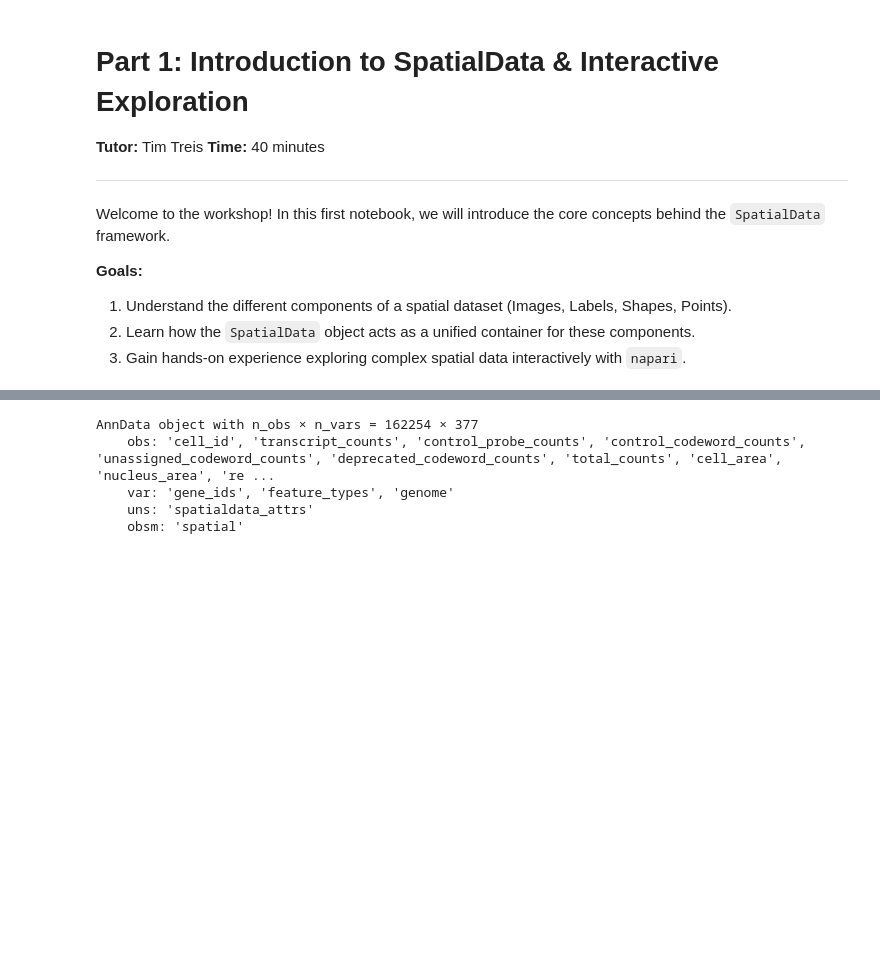
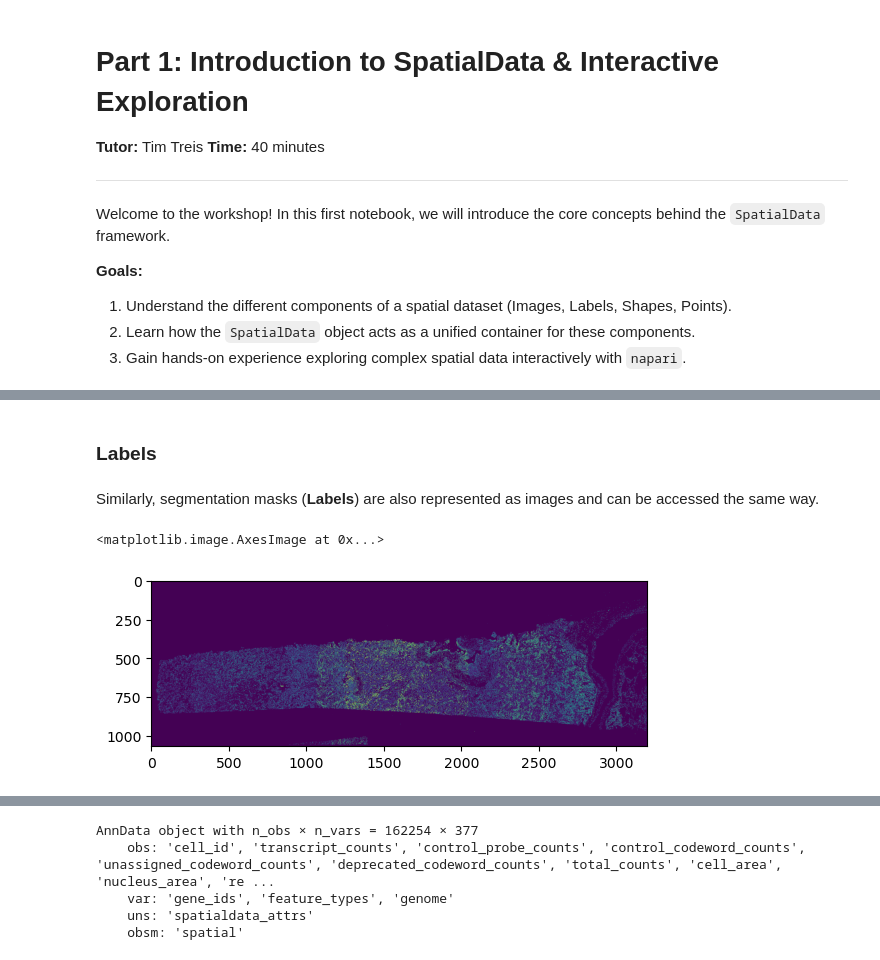
Before and after one commit to ccb-hms/Spatial-Workshop, a Jupyter notebook: notebooks/nb1_introduction_to_spatialdata.ipynb, the cells around one changed output, grey strips where cells are left out. Saved outputs shown, nothing was run; the diff lists cells and outputs as text; code cells hidden in the pictures; blank space fills up the shorter version.

```diff
--- a/notebooks/nb1_introduction_to_spatialdata.ipynb
+++ b/notebooks/nb1_introduction_to_spatialdata.ipynb
@@ -74,0 +187,9 @@ with coordinate systems:
+# %% [markdown]
+### Labels
+# %% [markdown]
+Similarly, segmentation masks (**Labels**) are also represented as images and can be accessed the same way.
+# %%
+plt.imshow(sdata_xenium.labels["nucleus_labels"]["scale4"].image.transpose("y", "x"))
+# %% [output]
+<matplotlib.image.AxesImage at 0x...>
+[figure, added]
```
Also changed, not shown: parts of 31 cells of this notebook, 3 other files.
